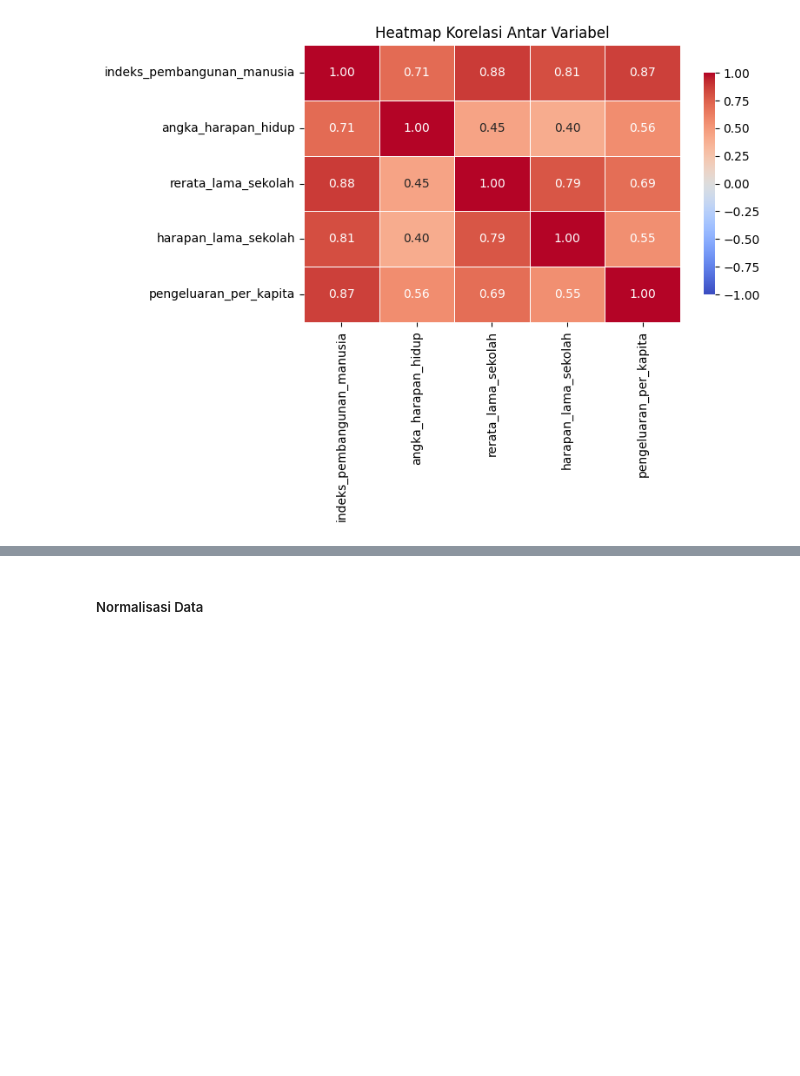
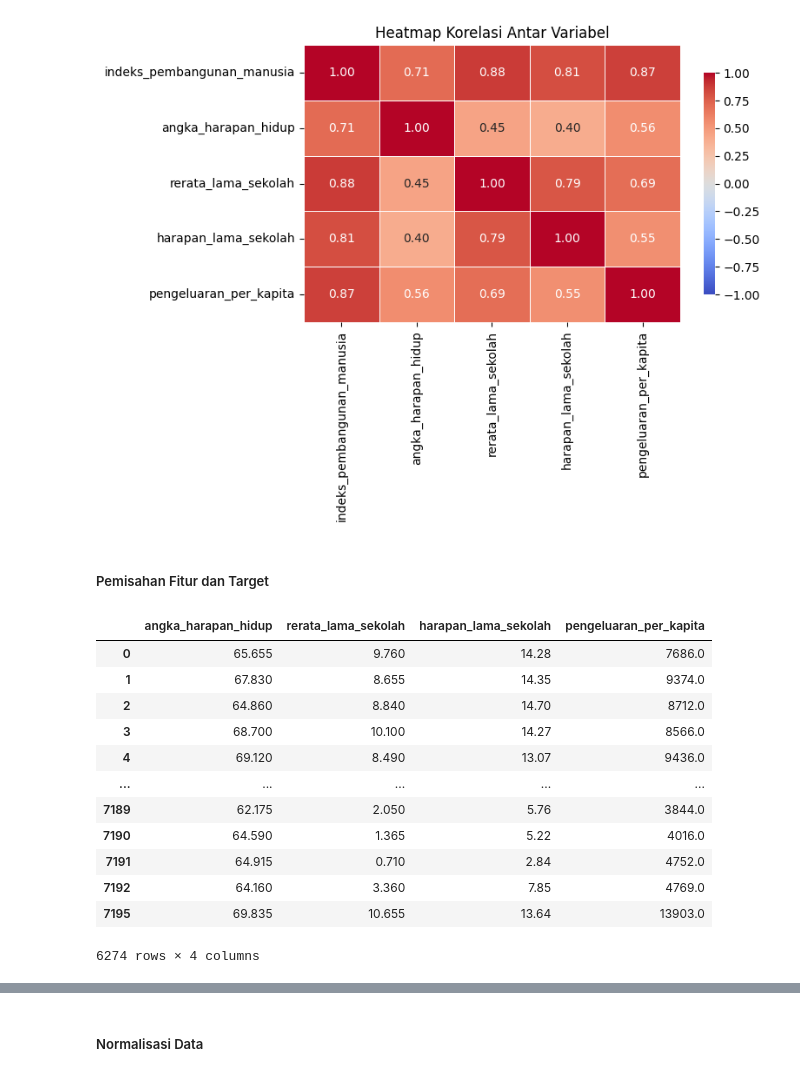
Before and after one commit to dikkawipraa22/Project-Metode-Kecerdasan-Buatan-Lanjut, a Jupyter notebook: preprocessing.ipynb, the cells around one changed output, grey strips where cells are left out. Drawn from its saved outputs; the diff is of its cells as text; code cells hidden in the pictures; blank space fills up the shorter version.

```diff
--- a/preprocessing.ipynb
+++ b/preprocessing.ipynb
@@ -181,3 +181,22 @@ plt.tight_layout()
 plt.show()
 # %% [output]
 [figure]
+# %% [markdown]
+##### Pemisahan Fitur dan Target
+# %%
+X = data.drop(columns='indeks_pembangunan_manusia')
+X
+# %% [output]
+|  | angka_harapan_hidup | rerata_lama_sekolah | harapan_lama_sekolah | pengeluaran_per_kapita |
+| 0 | 65.655 | 9.760 | 14.28 | 7686.0 |
+| 1 | 67.830 | 8.655 | 14.35 | 9374.0 |
+| 2 | 64.860 | 8.840 | 14.70 | 8712.0 |
+| 3 | 68.700 | 10.100 | 14.27 | 8566.0 |
+| 4 | 69.120 | 8.490 | 13.07 | 9436.0 |
+| ... | ... | ... | ... | ... |
+| 7189 | 62.175 | 2.050 | 5.76 | 3844.0 |
+| 7190 | 64.590 | 1.365 | 5.22 | 4016.0 |
+| 7191 | 64.915 | 0.710 | 2.84 | 4752.0 |
+| 7192 | 64.160 | 3.360 | 7.85 | 4769.0 |
+| 7195 | 69.835 | 10.655 | 13.64 | 13903.0 |
+6274 rows × 4 columns
```
Also changed, not shown: parts of 11 cells of this notebook.
